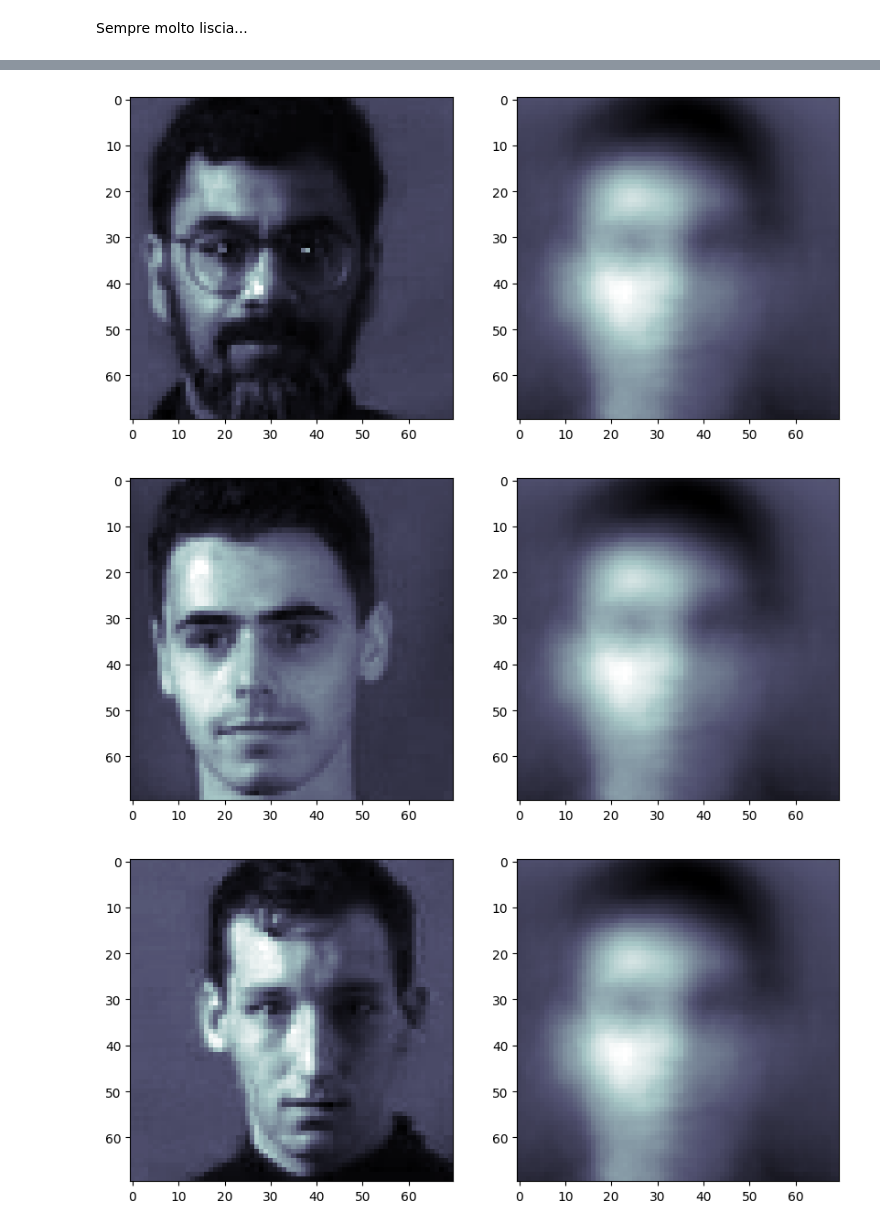
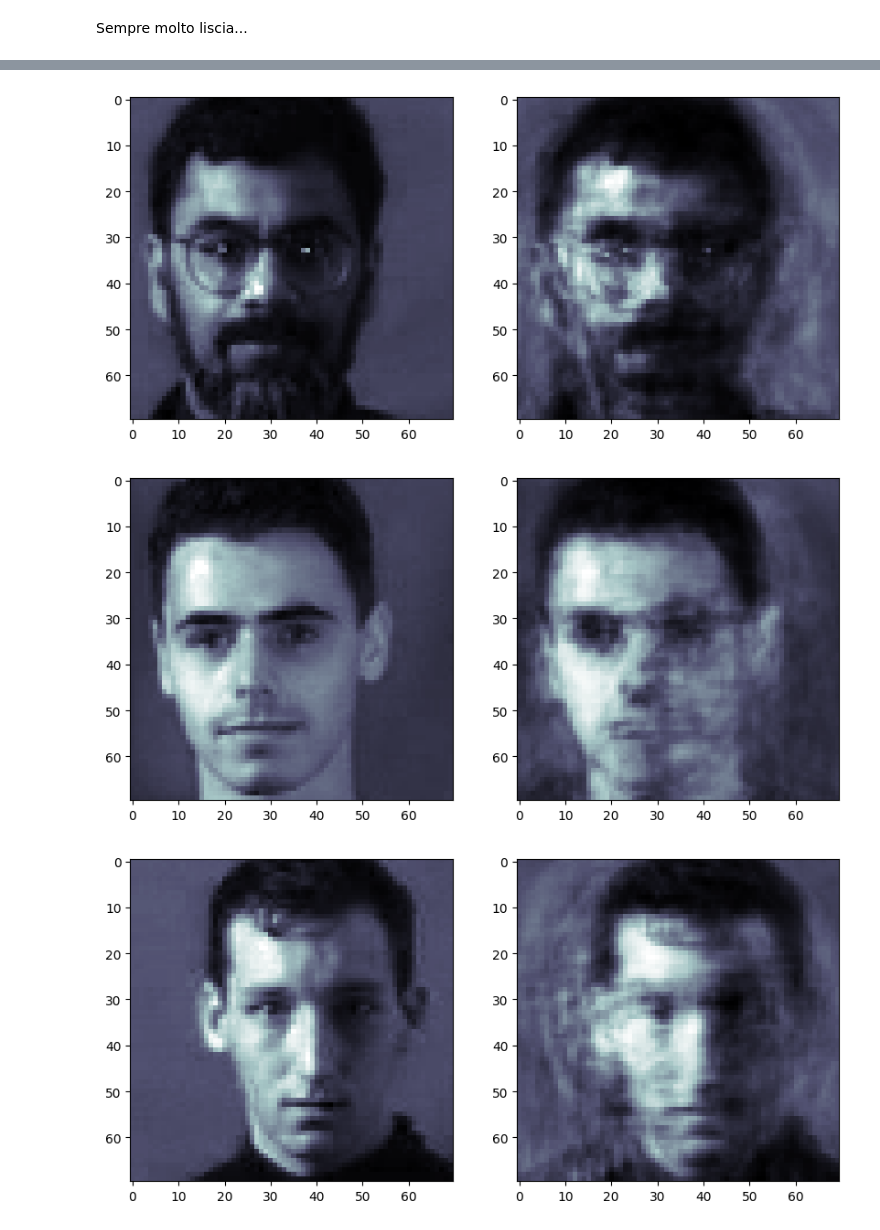
Before and after one commit to laurabersani/MLPNS_LBersani, a Jupyter notebook: Convlutional_faces.ipynb, the cells around one changed output, grey strips where cells are left out. Saved outputs shown, nothing was run; the diff lists cells and outputs as text; code cells hidden in the pictures.

```diff
--- a/Convlutional_faces.ipynb
+++ b/Convlutional_faces.ipynb
@@ -175,23 +190,23 @@ from keras.layers import Dense, Dropout, Flatten
 from keras.layers import Conv2D, MaxPooling2D
 # %%
 model2 = keras.Sequential()
-model2.add(Conv2D(128, kernel_size=(5, 5),
+model2.add(Conv2D(512, kernel_size=(10, 10),
+                  padding="same", activation="relu",
+                  input_shape=(70, 70, 1),
+                  kernel_regularizer=keras.regularizers.l2(0.001) ))
+model2.add(MaxPooling2D(4))
+model2.add(Conv2D(256, kernel_size=(10, 10),
                   padding="same", activation="relu",
                   input_shape=(70, 70, 1),
                   kernel_regularizer=keras.regularizers.l2(0.001) ))
 model2.add(MaxPooling2D(2))
-model2.add(Conv2D(64, kernel_size=(5, 5),
-                  padding="same", activation="relu",
-                  input_shape=(70, 70, 1),
-                  kernel_regularizer=keras.regularizers.l2(0.001) ))
-model2.add(MaxPooling2D(2))
-model2.add(Conv2D(32, kernel_size=(5, 5),
+model2.add(Conv2D(128, kernel_size=(5, 5),
                   padding="same", activation="relu", name="bottleneck",
                   input_shape=(70, 70, 1),
                   kernel_regularizer=keras.regularizers.l2(0.001) ))
 model2.add(Flatten())
-model2.add(Dense(64, activation='relu' ))
-model2.add(Dense(128, activation='softmax'))
+model2.add(Dense(256, activation='relu' ))
+model2.add(Dense(512, activation='sigmoid'))
 model2.add(Dense(70*70, activation='sigmoid'))
 # %%
 model2.compile(optimizer='adamax', loss='mse',
@@ -265,9 +280,9 @@ callback = EarlyStopping(monitor='val_mae',
                          min_delta=0.0001)
 # %%
 from keras import optimizers
-opt = keras.optimizers.Adam(learning_rate=0.01)
-model.compile(loss='mse', metrics=['mae', 'acc'], optimizer=opt)
-history_op = model.fit( Xtrain, Ytrain, epochs=100,
+opt = keras.optimizers.Adam(learning_rate=0.001)
+model2.compile(loss='mse', metrics=['mae', 'acc'], optimizer=opt)
+history_op = model2.fit( Xtrain, Ytrain, epochs=100,
                     validation_data=[Xtest, Ytest],
                     batch_size=16, verbose=1,
                     callbacks=[callback])
@@ -301,3 +322,3 @@ Ora è più rugosa... Avrà imparato di più?
 # %%
-outim_opflat=model.predict(Xtest)
+Outim2flat=model2.predict(Xtest)
 # %% [output]
@@ -305,14 +326,14 @@ outim_opflat=model.predict(Xtest)
 # %%
-outimop=outim_opflat.reshape(outim_opflat.shape[0],70, 70)
+Outim=Outim2flat.reshape(Outim2flat.shape[0],70, 70)
 # %%
 for i in [0, 5, 10, 15,20]:
 
   fig=pl.figure(figsize=(10,5))
   ax1=fig.add_subplot(121)
   ax1.imshow(Xtest[i, :,:], cmap='bone')
   ax2=fig.add_subplot(122)
-  ax2.imshow(outimop[i,:,:], cmap='bone')
+  ax2.imshow(Outim[i,:,:], cmap='bone')
 # %% [output]
-[figure, old version]
+[figure, new version]
-[figure, old version]
+[figure, new version]
-[figure, old version]
+[figure, new version]
```
Also changed, not shown: parts of 25 cells of this notebook.
